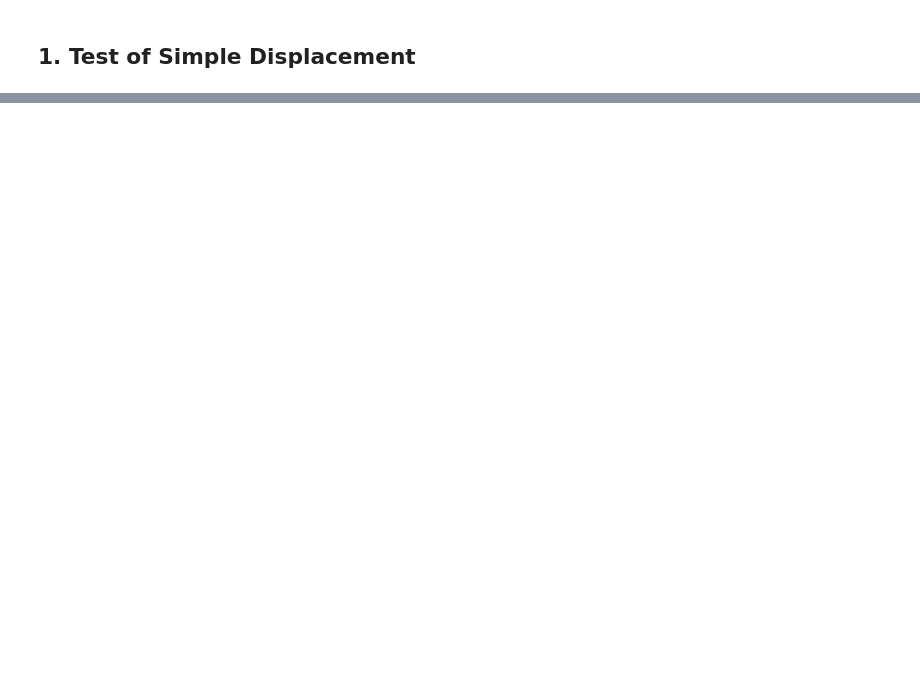
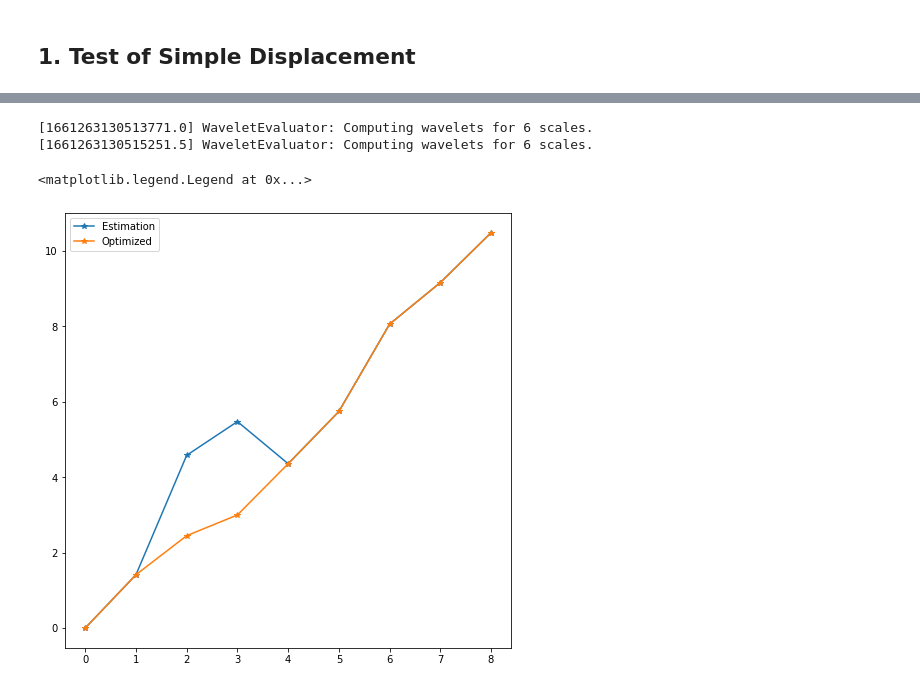
Before and after one commit to ethz-asl/fgsp, a Jupyter notebook: src/hiearchy_test.ipynb, the cells around one changed output, grey strips where cells are left out. Drawn from its saved outputs; the diff is of its cells as text; code cells hidden in the pictures; blank space fills up the shorter version.

```diff
--- a/src/hiearchy_test.ipynb
+++ b/src/hiearchy_test.ipynb
@@ -68 +54,34 @@ x_opt = signal.compute_signal(opt_traj)
+# %%
+# Compute wavelets
+n_scales = 6
+opt_eval = WaveletEvaluator(n_scales)
+opt_psi = opt_eval.compute_wavelets(opt_graph.G)
+
+est_eval = WaveletEvaluator(n_scales)
+# opt_psi = est_eval.compute_wavelets(opt_graph.G)
+est_psi = est_eval.compute_wavelets(opt_graph.G)
+
+# Compute signal
+robot = 'robot'
+opt_signal = SignalHandler(config)
+opt_signal.convert_signal_from_poses(opt_traj, robot)
+est_signal = SignalHandler(config)
+est_signal.convert_signal_from_poses(est_traj, robot)
+
+all_est_nodes = est_signal.get_all_nodes(robot)
+all_opt_nodes = opt_signal.get_all_nodes(robot)
+x_est = est_signal.compute_signal(all_est_nodes)
+x_opt = opt_signal.compute_signal(all_opt_nodes)
+
+fig, axes = plt.subplots(1, 1, figsize=(8, 8))
+fig.subplots_adjust(hspace=0.5)
+
+axes.plot(x_est, '-*', label='Estimation')
+axes.plot(x_opt, '-*', label='Optimized')
+axes.legend()
+# %% [output]
+[1661263130513771.0] WaveletEvaluator: Computing wavelets for 6 scales.
+[1661263130515251.5] WaveletEvaluator: Computing wavelets for 6 scales.
+<matplotlib.legend.Legend at 0x...>
+[figure, added]
 # %%
```
Also changed, not shown: parts of 6 cells of this notebook, 1 other file.
